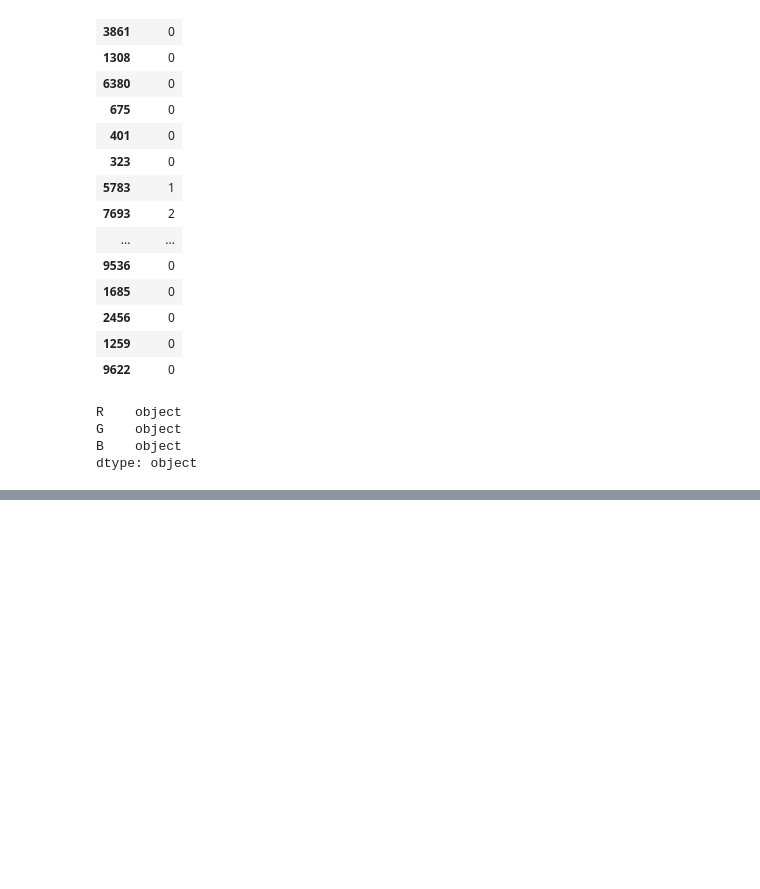
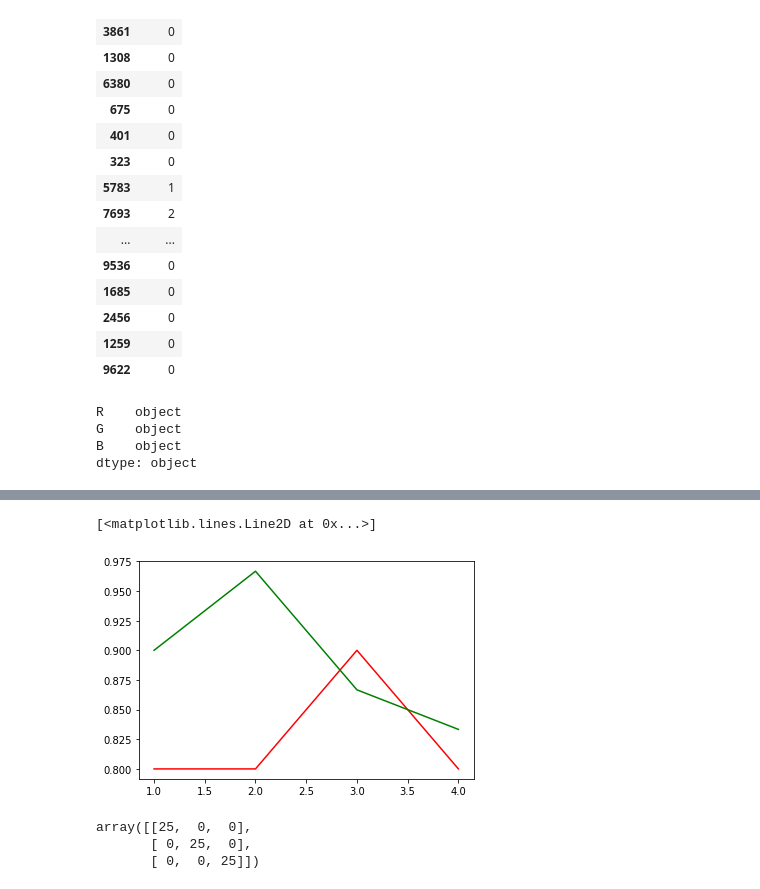
Before and after one commit to och0415/Introduction-to-Optical-Remote-Exploration-CN7500474-001-, a Jupyter notebook: KNN.ipynb, the cells around one changed output, grey strips where cells are left out. Drawn from its saved outputs; the diff is of its cells as text; code cells hidden in the pictures; blank space fills up the shorter version.

```diff
--- a/KNN.ipynb
+++ b/KNN.ipynb
@@ -698,0 +754,6 @@ from collections import Counter
+# %%
+plt.plot(range(1,5),acc_test[0:4],'r')
+plt.plot(range(1,5),acc_train[0:4],'g')
+# %% [output]
+[<matplotlib.lines.Line2D at 0x...>]
+[figure, added]
@@ -698,0 +765,10 @@ from collections import Counter
+# %%
+clf=neighbors.KNeighborsClassifier(3)
+clf.fit(X,y)
+y_pred=clf.predict(X)
+from sklearn.metrics import pair_confusion_matrix
+confusion_matrix(y,y_pred)
+# %% [output]
+array([[25,  0,  0],
+       [ 0, 25,  0],
+       [ 0,  0, 25]])
```
Also changed, not shown: parts of 22 cells of this notebook.
